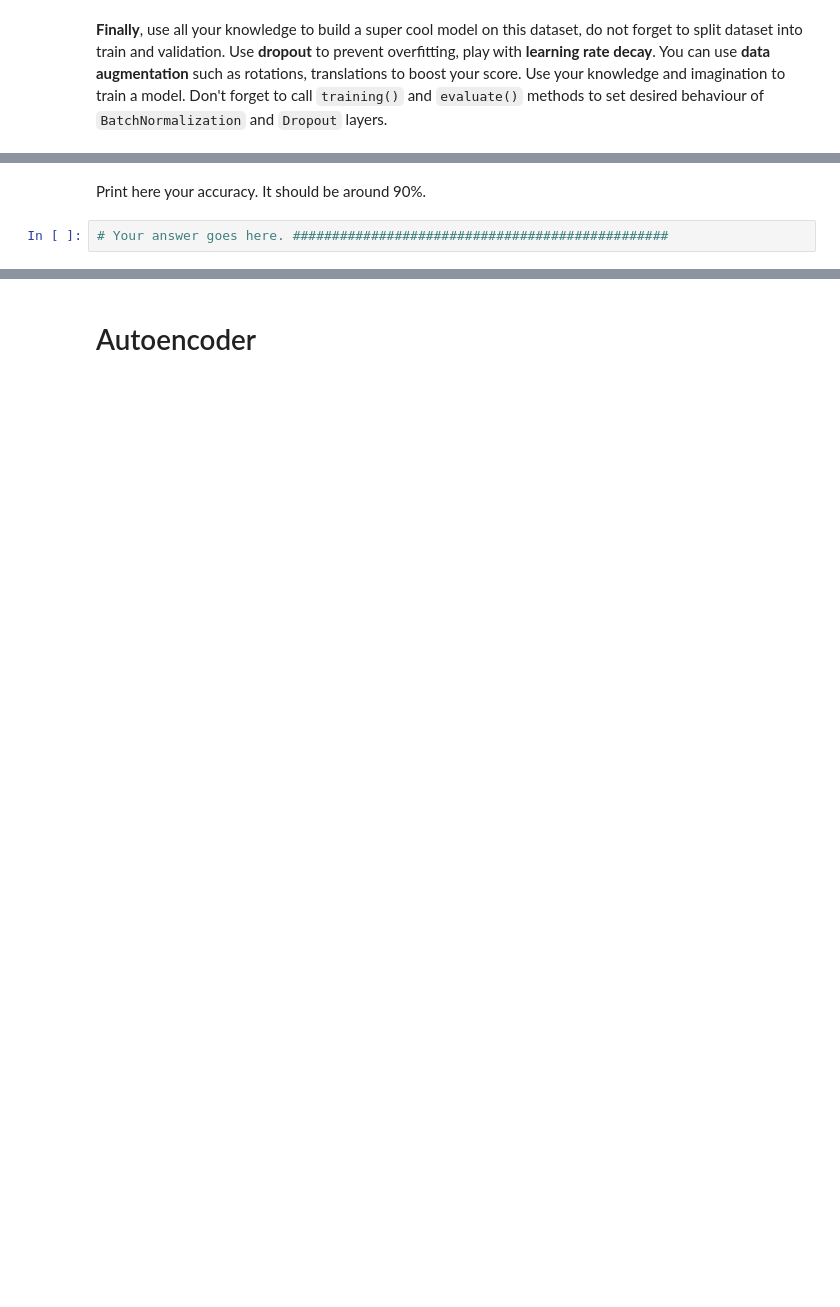
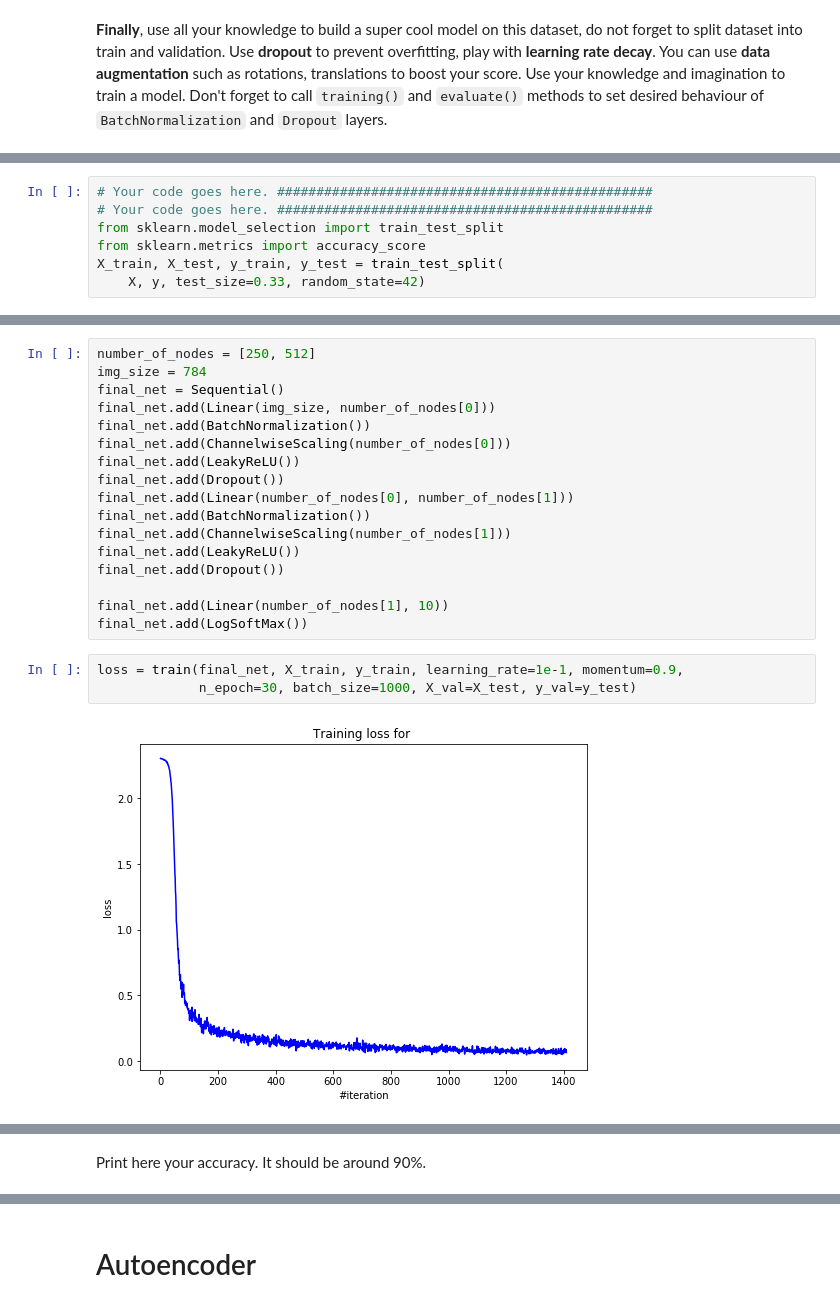
Before and after one commit to sampleskli18/Practical_DL, a Jupyter notebook: homework01/homework_main.ipynb, the cells around one changed output, grey strips where cells are left out. Drawn from its saved outputs; the diff is of its cells as text; blank space fills up the shorter version.

```diff
--- a/homework01/homework_main.ipynb
+++ b/homework01/homework_main.ipynb
@@ -297,0 +326,7 @@ Write your personal opinion on the activation functions, think about computation
+# %%
+# Your code goes here. ################################################
+# Your code goes here. ################################################
+from sklearn.model_selection import train_test_split
+from sklearn.metrics import accuracy_score
+X_train, X_test, y_train, y_test = train_test_split(
+    X, y, test_size=0.33, random_state=42)
@@ -297,0 +344,22 @@ Write your personal opinion on the activation functions, think about computation
+# %%
+number_of_nodes = [250, 512]
+img_size = 784
+final_net = Sequential()
+final_net.add(Linear(img_size, number_of_nodes[0]))
+final_net.add(BatchNormalization())
+final_net.add(ChannelwiseScaling(number_of_nodes[0]))
+final_net.add(LeakyReLU())
+final_net.add(Dropout())
+final_net.add(Linear(number_of_nodes[0], number_of_nodes[1]))
+final_net.add(BatchNormalization())
+final_net.add(ChannelwiseScaling(number_of_nodes[1]))
+final_net.add(LeakyReLU())
+final_net.add(Dropout())
+
+final_net.add(Linear(number_of_nodes[1], 10))
+final_net.add(LogSoftMax())
+# %%
+loss = train(final_net, X_train, y_train, learning_rate=1e-1, momentum=0.9,
+             n_epoch=30, batch_size=1000, X_val=X_test, y_val=y_test)
+# %% [output]
+[figure, added]
@@ -298,4 +368,2 @@ Write your personal opinion on the activation functions, think about computation
 # %% [markdown]
 Print here your accuracy. It should be around 90%.
-# %%
-# Your answer goes here. ################################################
```
Also changed, not shown: parts of 29 cells of this notebook.
